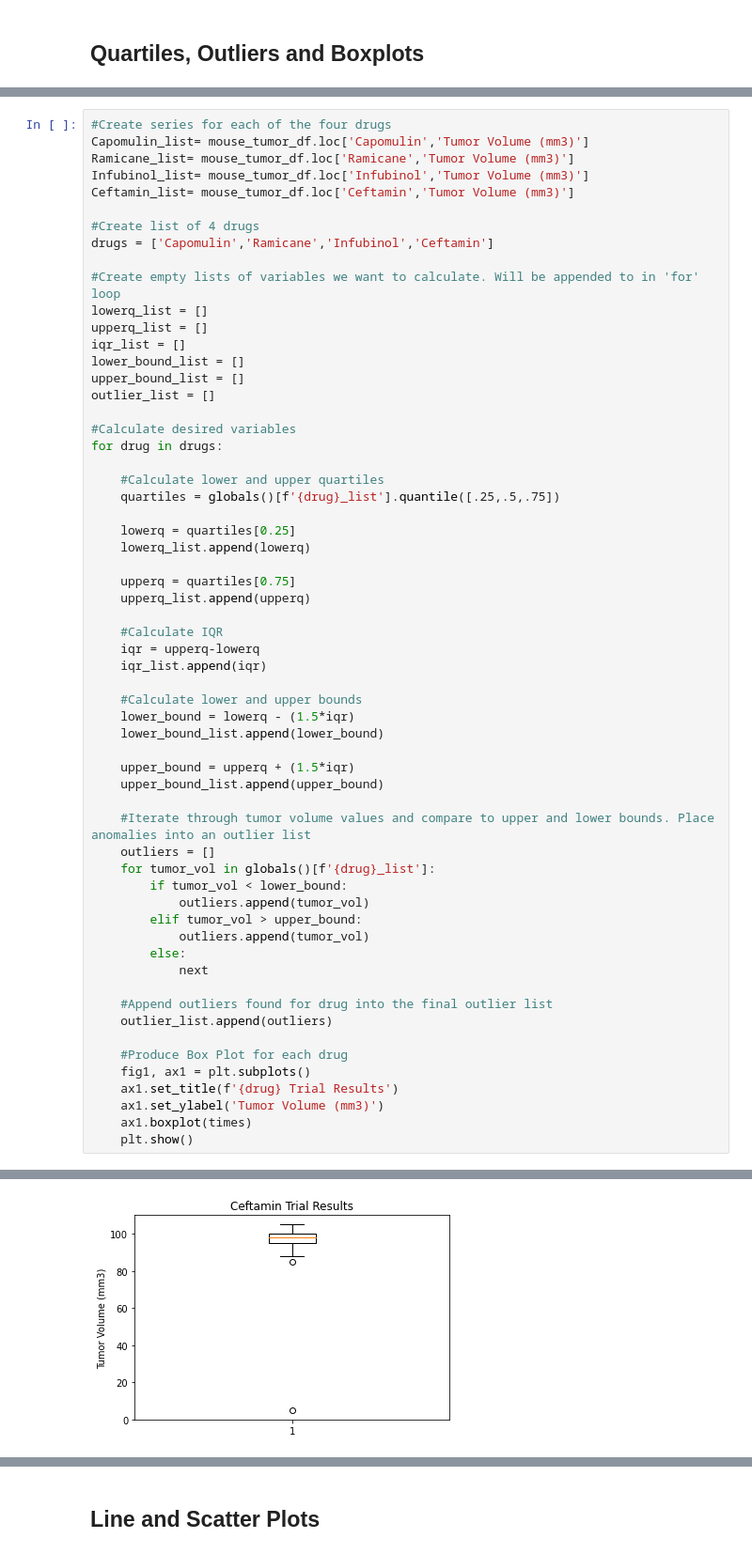
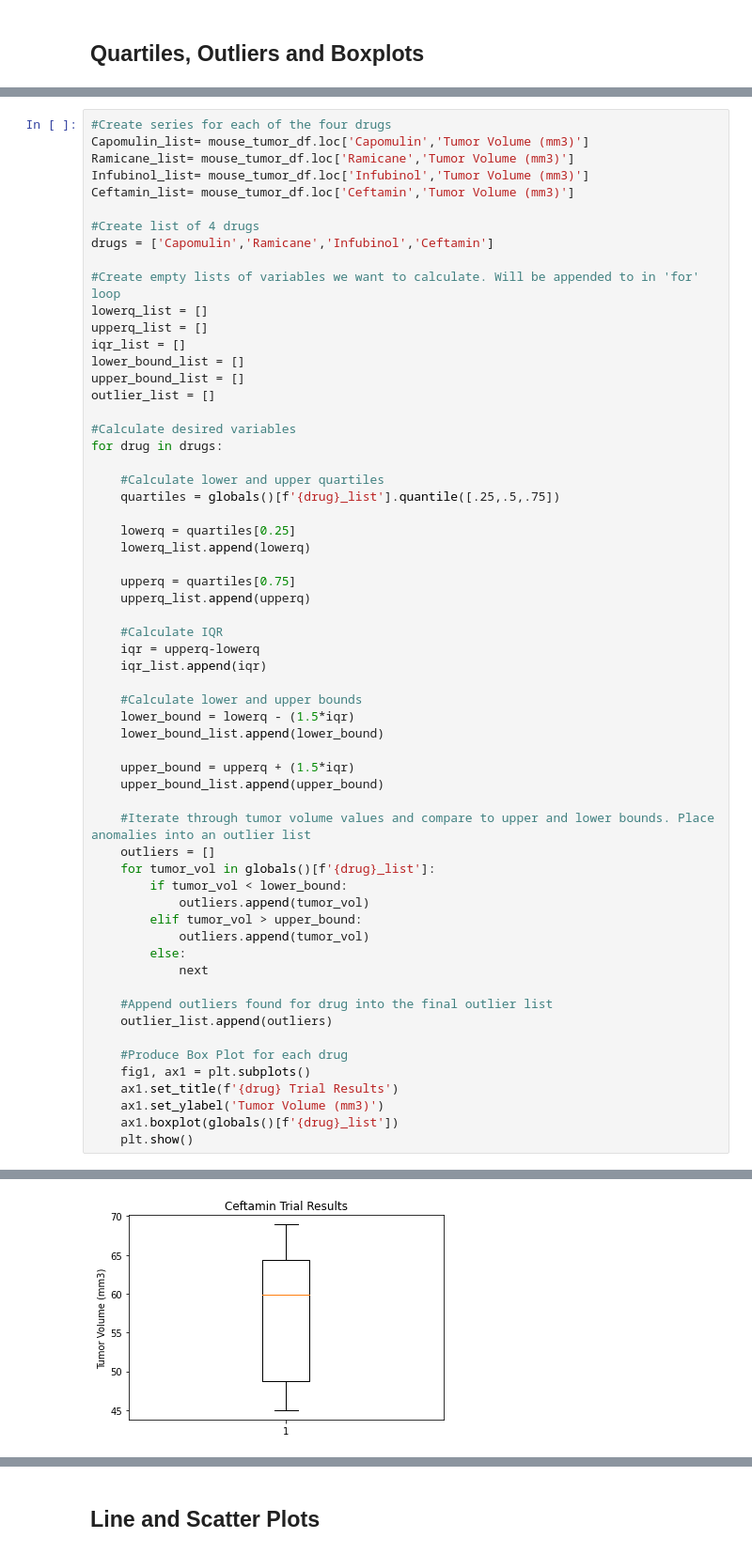
Before and after one commit to MahatmaK/Homework5, a Jupyter notebook: Pymaceuticals/pymaceuticals_starter.ipynb, the cells around one changed output, grey strips where cells are left out. Shown at 94% size. Saved outputs shown, nothing was run; the diff lists cells and outputs as text.

```diff
--- a/Pymaceuticals/pymaceuticals_starter.ipynb
+++ b/Pymaceuticals/pymaceuticals_starter.ipynb
@@ -309,6 +309,6 @@ for drug in drugs:
     fig1, ax1 = plt.subplots()
     ax1.set_title(f'{drug} Trial Results')
     ax1.set_ylabel('Tumor Volume (mm3)')
-    ax1.boxplot(times)
+    ax1.boxplot(globals()[f'{drug}_list'])
     plt.show()
 # %% [output]
@@ -318 +318 @@ for drug in drugs:
-[figure, old version]
+[figure, new version]
```
Also changed, not shown: parts of 7 cells of this notebook, 2 other files.
